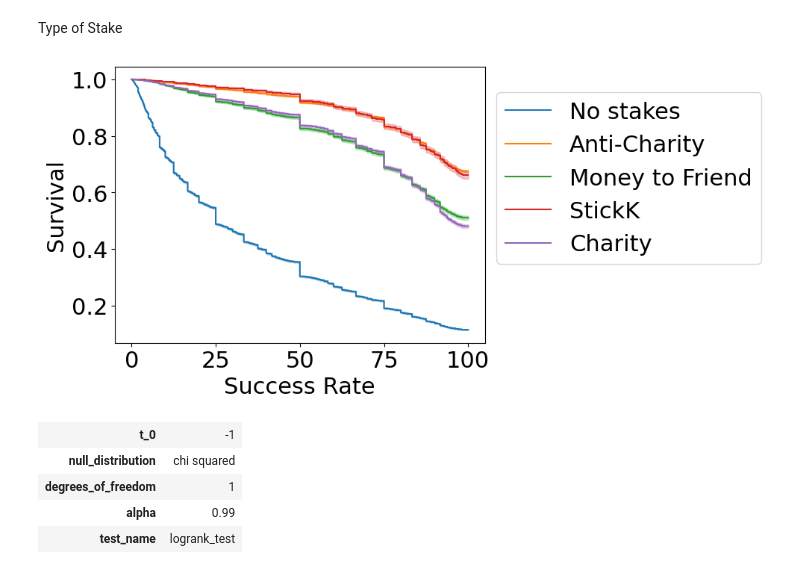
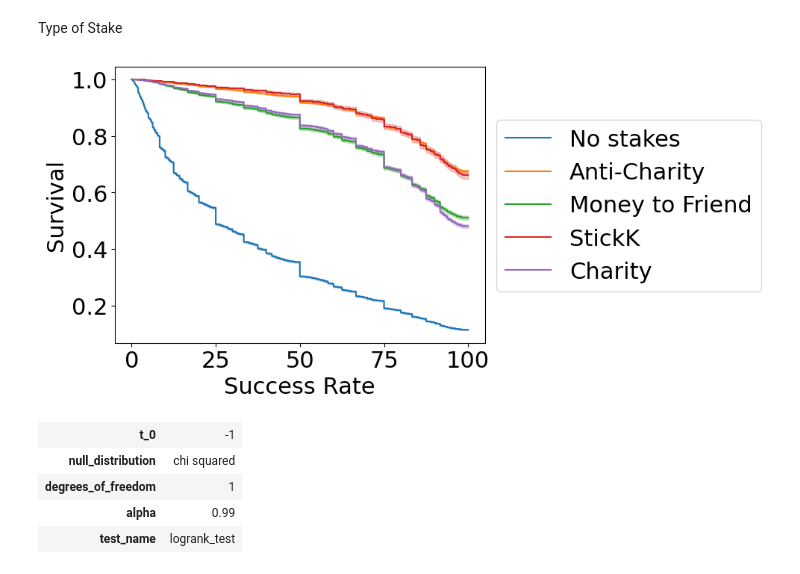
Before and after one commit to Hitkul/Put-Your-Money-Where-Your-Mouth-Is, a Jupyter notebook: analysis/Survival_Analysis.ipynb, the cells around one changed output. Drawn from its saved outputs; the diff is of its cells as text; code cells hidden in the pictures.

```diff
--- a/analysis/Survival_Analysis.ipynb
+++ b/analysis/Survival_Analysis.ipynb
@@ -272,35 +272,35 @@ Type of Stake
 # %%
 kmf = KaplanMeierFitter()
 ax = plt.subplot(111)
 
 no_s = (lifeline_df['type of stake']=='No stakes')
 AC = (lifeline_df['type of stake']=='Anti-charity')
 C = (lifeline_df['type of stake']=='Charity')
 MtoF = (lifeline_df['type of stake']=='Money to a friend')
 S = (lifeline_df['type of stake']=='stickK')
 
 kmf.fit(T[no_s], event_observed=E[no_s], label="No stakes")
 kmf.plot_survival_function(ax=ax)
 
 kmf.fit(T[AC], event_observed=E[AC], label="Anti-Charity")
 kmf.plot_survival_function(ax=ax)
 
 kmf.fit(T[MtoF], event_observed=E[MtoF], label="Money to Friend")
 kmf.plot_survival_function(ax=ax)
 
 kmf.fit(T[S], event_observed=E[S], label="StickK")
 kmf.plot_survival_function(ax=ax)
 
 kmf.fit(T[C], event_observed=E[C], label="Charity")
 kmf.plot_survival_function(ax=ax)
 
 
-plt.legend(bbox_to_anchor=(1.0, 0.95), loc='upper left')
+plt.legend(bbox_to_anchor=(1.0, 0.85), loc='upper left')
 plt.xlabel("Success Rate")
 plt.ylabel("Survival")
 plt.savefig("../figures/sur_stake_type.pdf",bbox_inches='tight')
 # %% [output]
-[figure, old version]
+[figure, new version]
 # %%
 results = logrank_test(T[no_s], T[C], E[no_s], E[C], alpha=.99)
 
```
Also changed, not shown: 1 other file.
